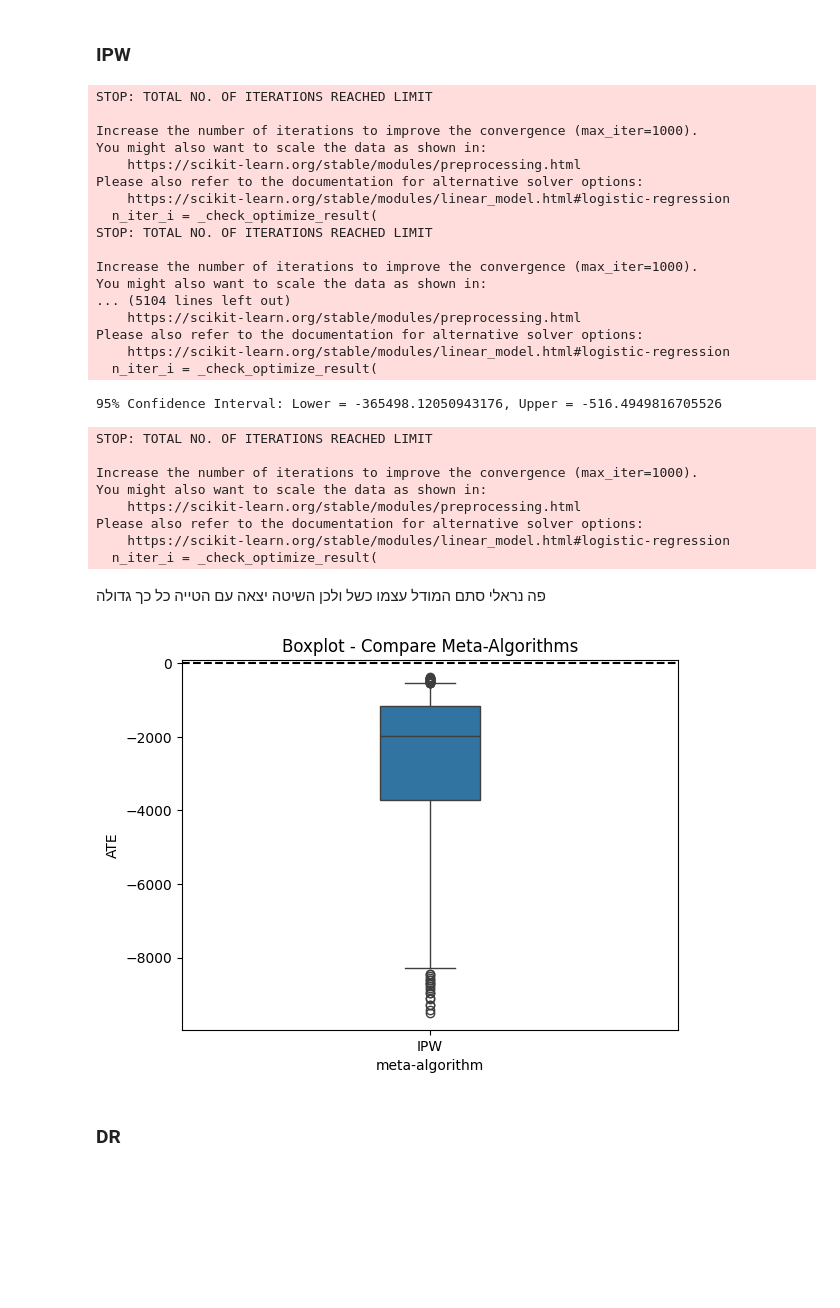
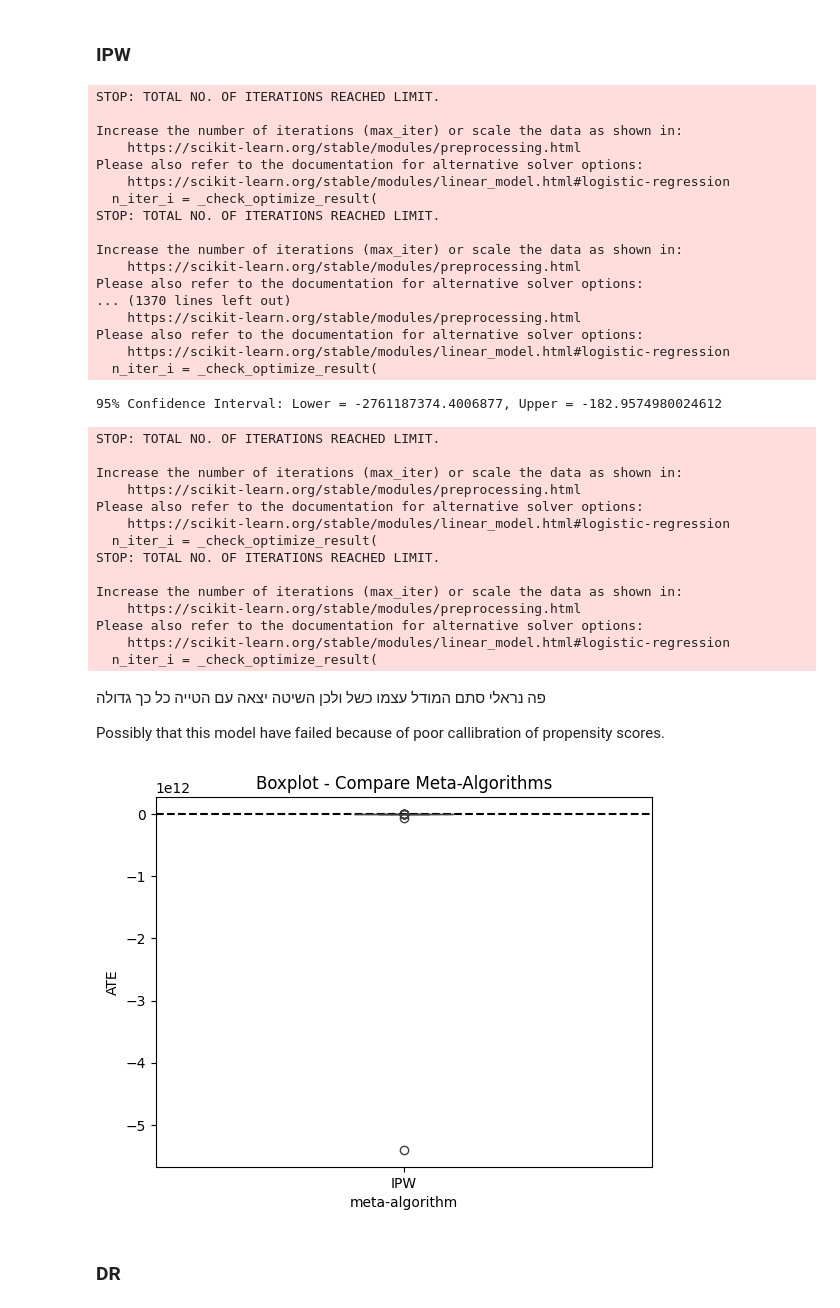
Before and after one commit to matansol/causal-inference-course, a Jupyter notebook: project/project.ipynb, the cells around one changed output. Drawn from its saved outputs; the diff is of its cells as text; code cells hidden in the pictures; blank space fills up the shorter version.

Commit message:
robustness

```diff
--- a/project/project.ipynb
+++ b/project/project.ipynb
@@ -1398,15 +1448,17 @@ dtype: int64
-# %%
-merged['expense_score'] = merged['expense_score'].fillna(merged['expense_score'].mean())
 # %% [markdown]
 ### Regular Propensity model (to check overlap and trimm)
 # %%
 # confounders = ['expense_score', 'Season_numeric', 'Longest run','Highest point','Lowest point','Continent_numeric','Beginner slopes','Intermediate slopes','Difficult slopes', 'Lon']
-confounders = [col for col in numeric_cols if col not in ['Price', 'Rank', 'rank', 'ID', 'Snowparks_numeric', 'Resort_numeric']]
+# confounders = [col for col in numeric_cols if col not in ['Price', 'Rank', 'rank', 'ID', 'Snowparks_numeric', 'Resort_numeric', 'Rating']]
+confounders = ['Intermediate slopes', 'Longitude', 'Summer skiing_numeric', 'Lowest point', 'Chair lifts', 'Lift capacity', 'Total slopes', 'Highest point', 'Country_numeric', 'expense_score']
+if ROBUSTNESS:
+    confounders += ['Rating']
+
 
 y = merged[Y_COL]
 X = merged[confounders]
 T = merged[T_COL]
-X_train, X_test, T_train, T_test, y_train, y_test = train_test_split(X, T, y, test_size=0.2, random_state=24) # 42 also works
+X_train, X_test, T_train, T_test, y_train, y_test = train_test_split(X, T, y, test_size=0.2, random_state=24) # 42 also works 24, for 2025 for confounders orig 42
 
 propensity_model = LogisticRegressionCV(cv=5, random_state=42)
 propensity_model.fit(X_train, T_train)
@@ -1478,6 +1530,6 @@ plt.show()
 # %%
-low_lim = 0.241
-up_lim = 0.9
+low_lim = 0.22
+up_lim = 1
 print('Participants removed from train set due to lack of lower overlap: {}'.format(X_train[T_prob_train < low_lim].shape[0]))
 print('Participants removed from train set due to lack of upper overlap: {}'.format(X_train[T_prob_train > up_lim].shape[0]))
 print('Participants removed from test set due to lack of lower overlap: {}'.format(X_test[T_prob_test < low_lim].shape[0]))
@@ -1593,7 +1646,8 @@ plt.show()
 ### IPW
 # %%
 test_data = pd.concat([X_test, T_test, y_test], axis=1)
-bootstrap_sample_size = 1000
+# bootstrap_sample_size = 1000
+bootstrap_sample_size = 200
 alpha = 0.05
 np.random.seed(42)
 ate_estimates = []
@@ -1628,46 +1682,54 @@ ipw_ci = np.percentile(ipw_bootstrap_estimates, [100 * alpha / 2, 100 * (1 - alp
 # Print the confidence interval (for example, for the first prediction)
 print(f"95% Confidence Interval: Lower = {ipw_ci[0]}, Upper = {ipw_ci[1]}")
 # %% [output]
-STOP: TOTAL NO. OF ITERATIONS REACHED LIMIT
+STOP: TOTAL NO. OF ITERATIONS REACHED LIMIT.
 
-Increase the number of iterations to improve the convergence (max_iter=1000).
-You might also want to scale the data as shown in:
+Increase the number of iterations (max_iter) or scale the data as shown in:
     https://scikit-learn.org/stable/modules/preprocessing.html
 Please also refer to the documentation for alternative solver options:
     https://scikit-learn.org/stable/modules/linear_model.html#logistic-regression
   n_iter_i = _check_optimize_result(
-STOP: TOTAL NO. OF ITERATIONS REACHED LIMIT
+STOP: TOTAL NO. OF ITERATIONS REACHED LIMIT.
 
-Increase the number of iterations to improve the convergence (max_iter=1000).
-You might also want to scale the data as shown in:
-... (5104 lines left out)
+Increase the number of iterations (max_iter) or scale the data as shown in:
+    https://scikit-learn.org/stable/modules/preprocessing.html
+Please also refer to the documentation for alternative solver options:
+... (1370 lines left out)
     https://scikit-learn.org/stable/modules/preprocessing.html
 Please also refer to the documentation for alternative solver options:
     https://scikit-learn.org/stable/modules/linear_model.html#logistic-regression
   n_iter_i = _check_optimize_result(
-95% Confidence Interval: Lower = -365498.12050943176, Upper = -516.4949816705526
+95% Confidence Interval: Lower = -2761187374.4006877, Upper = -182.9574980024612
-STOP: TOTAL NO. OF ITERATIONS REACHED LIMIT
+STOP: TOTAL NO. OF ITERATIONS REACHED LIMIT.
 
-Increase the number of iterations to improve the convergence (max_iter=1000).
-You might also want to scale the data as shown in:
+Increase the number of iterations (max_iter) or scale the data as shown in:
     https://scikit-learn.org/stable/modules/preprocessing.html
 Please also refer to the documentation for alternative solver options:
     https://scikit-learn.org/stable/modules/linear_model.html#logistic-regression
   n_iter_i = _check_optimize_result(
+STOP: TOTAL NO. OF ITERATIONS REACHED LIMIT.
+
+Increase the number of iterations (max_iter) or scale the data as shown in:
+    https://scikit-learn.org/stable/modules/preprocessing.html
+Please also refer to the documentation for alternative solver options:
+    https://scikit-learn.org/stable/modules/linear_model.html#logistic-regression
+  n_iter_i = _check_optimize_result(
 # %% [markdown]
 פה נראלי סתם המודל עצמו כשל ולכן השיטה יצאה עם הטייה כל כך גדולה
+
+Possibly that this model have failed because of poor callibration of propensity scores.
 # %%
 df_IPW = pd.DataFrame({'IPW': ipw_bootstrap_estimates}).melt()
 df_IPW.columns = ['meta-algorithm', 'ATE']
-lower, upper = df_IPW['ATE'].quantile([0.2, 0.99])
-df_filtered = df_IPW[(df_IPW['ATE'] >= lower) & (df_IPW['ATE'] <= upper)]
+df_filtered = df_IPW[df_IPW['ATE'] >= - 2000]
 
-sns.boxplot(x='meta-algorithm', y='ATE', data=df_filtered, width=0.2, whis=[2.5, 97.5])
+# sns.boxplot(x='meta-algorithm', y='ATE', data=df_filtered, width=0.2, whis=[2.5, 97.5])
+sns.boxplot(x='meta-algorithm', y='ATE', data=df_IPW, width=0.2, whis=[2.5, 97.5])
 plt.title('Boxplot - Compare Meta-Algorithms')
 plt.axhline(y=0, linestyle='--', color='black')
 plt.show()
 # %% [output]
-[figure, old version]
+[figure, new version]
 # %% [markdown]
 ### DR
 # %%
```
Also changed, not shown: parts of 100 cells of this notebook.
